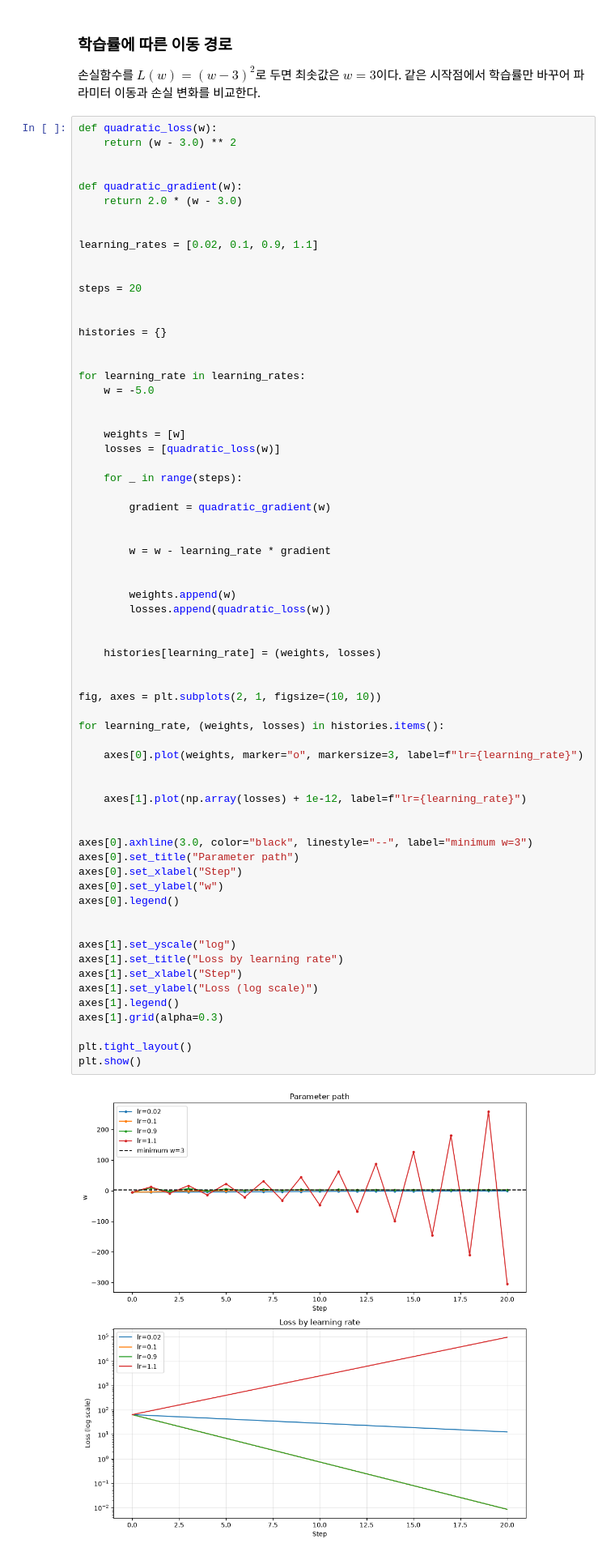
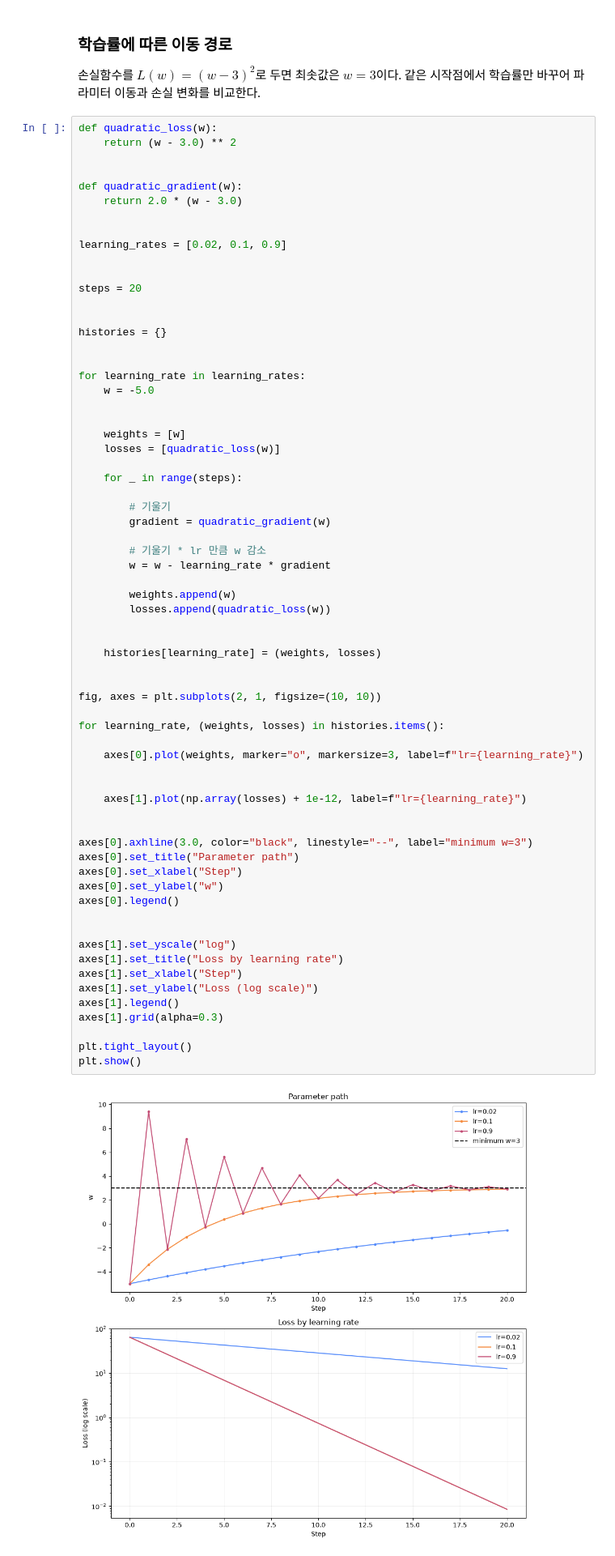
Before and after one commit to muniii-62/07_deep_learning, a Jupyter notebook: 01_basic/08_optimizer.ipynb, the cells around one changed output. Shown at 81% size. Saved outputs shown, nothing was run; the diff lists cells and outputs as text.

```diff
--- a/01_basic/08_optimizer.ipynb
+++ b/01_basic/08_optimizer.ipynb
@@ -73,7 +73,7 @@ def quadratic_gradient(w):
     return 2.0 * (w - 3.0)
 
 
-learning_rates = [0.02, 0.1, 0.9, 1.1]
+learning_rates = [0.02, 0.1, 0.9]
 
 
 steps = 20
@@ -91,11 +91,11 @@ for learning_rate in learning_rates:
 
     for _ in range(steps):
 
+        # 기울기
         gradient = quadratic_gradient(w)
 
-
+        # 기울기 * lr 만큼 w 감소
         w = w - learning_rate * gradient
-
 
         weights.append(w)
         losses.append(quadratic_loss(w))
@@ -104,32 +104,32 @@ for learning_rate in learning_rates:
     histories[learning_rate] = (weights, losses)
 
 
 fig, axes = plt.subplots(2, 1, figsize=(10, 10))
 
 for learning_rate, (weights, losses) in histories.items():
 
     axes[0].plot(weights, marker="o", markersize=3, label=f"lr={learning_rate}")
 
 
     axes[1].plot(np.array(losses) + 1e-12, label=f"lr={learning_rate}")
 
 
 axes[0].axhline(3.0, color="black", linestyle="--", label="minimum w=3")
 axes[0].set_title("Parameter path")
 axes[0].set_xlabel("Step")
 axes[0].set_ylabel("w")
 axes[0].legend()
 
 
 axes[1].set_yscale("log")
 axes[1].set_title("Loss by learning rate")
 axes[1].set_xlabel("Step")
 axes[1].set_ylabel("Loss (log scale)")
 axes[1].legend()
 axes[1].grid(alpha=0.3)
 
 plt.tight_layout()
 plt.show()
 # %% [output]
-[figure, old version]
+[figure, new version]
 # %% [markdown]
```
Also changed, not shown: parts of 7 cells of this notebook, 13 other files.
